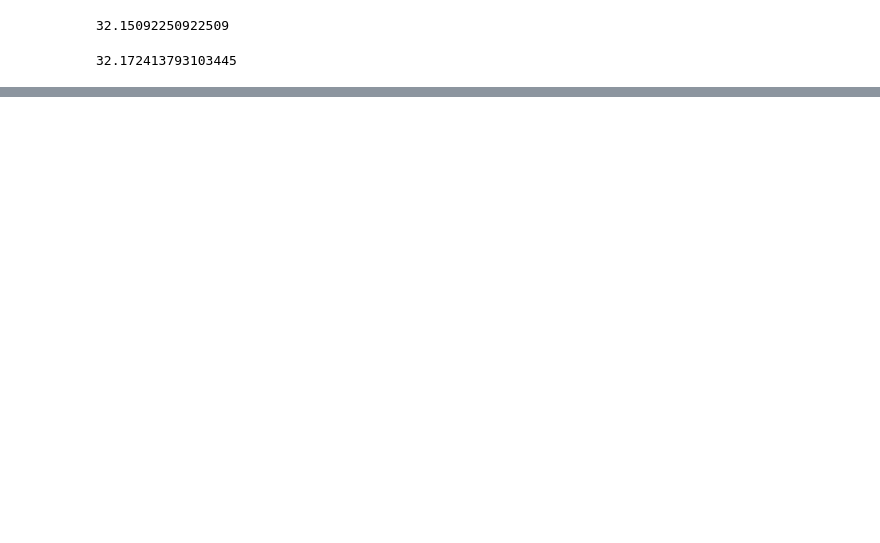
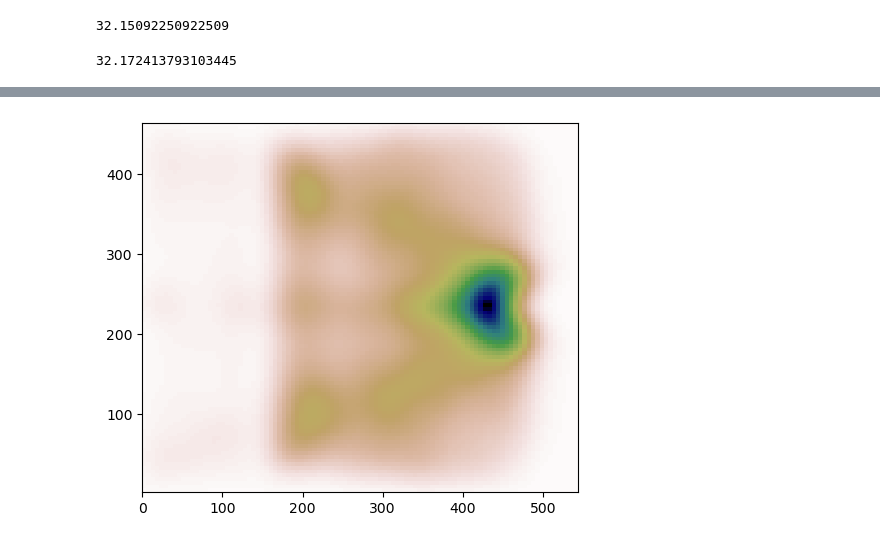
Before and after one commit to Mohamed-loua/ift6758-projet-hockey, a Jupyter notebook: notebooks/question_6.ipynb, the cells around one changed output, grey strips where cells are left out. Saved outputs shown, nothing was run; the diff lists cells and outputs as text; code cells hidden in the pictures; blank space fills up the shorter version.

```diff
--- a/notebooks/question_6.ipynb
+++ b/notebooks/question_6.ipynb
@@ -172,0 +194,26 @@ array([[ 62., -23.],
+# %%
+total_league_shots_x, total_league_shots_y = get_total_league_shots_array(df_season_league)
+total_league_shots_x = np.abs(total_league_shots_x * ratio_w)
+total_league_shots_y = (total_league_shots_y+42.5) * ratio_l
+
+xmin = total_league_shots_x.min()
+xmax = total_league_shots_x.max()
+ymin = total_league_shots_y.min()
+ymax = total_league_shots_y.max()
+
+X, Y = np.mgrid[xmin:xmax:100j, ymin:ymax:100j]
+positions = np.vstack([X.ravel(), Y.ravel()])
+values = np.vstack([total_league_shots_x, total_league_shots_y])
+kernel = stats.gaussian_kde(values)
+Z_league = np.reshape(kernel(positions).T, X.shape)
+# %%
+import matplotlib.pyplot as plt
+fig, ax = plt.subplots()
+ax.imshow(np.rot90(Z_league), cmap=plt.cm.gist_earth_r,
+          extent=[xmin, xmax, ymin, ymax])
+ax.plot(total_league_shots_x, total_league_shots_y, 'k.', markersize=0)
+ax.set_xlim([xmin, xmax])
+ax.set_ylim([ymin, ymax])
+plt.show()
+# %% [output]
+[figure, added]
```
Also changed, not shown: parts of 22 cells of this notebook, 3 other files.
